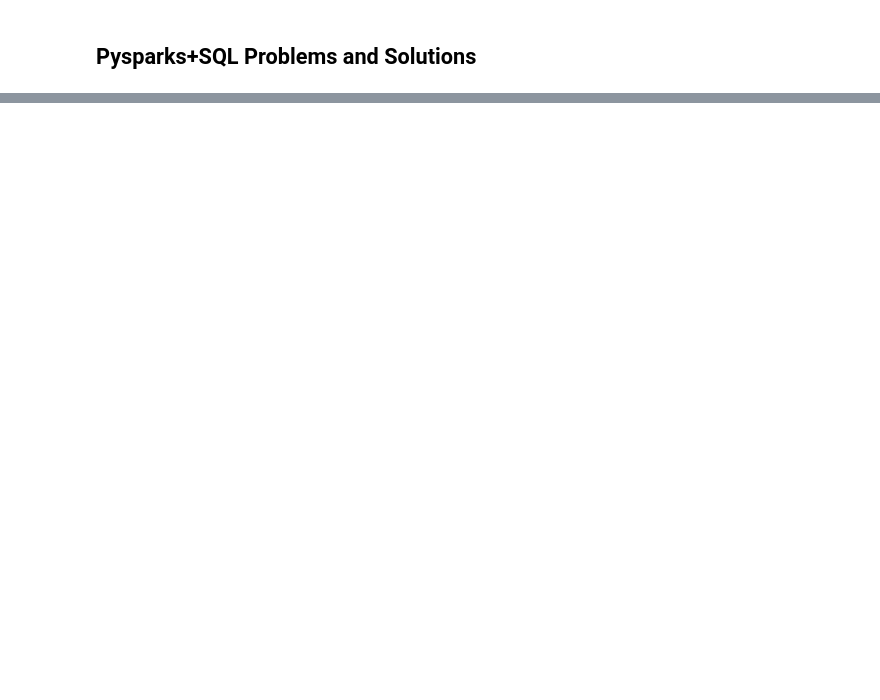
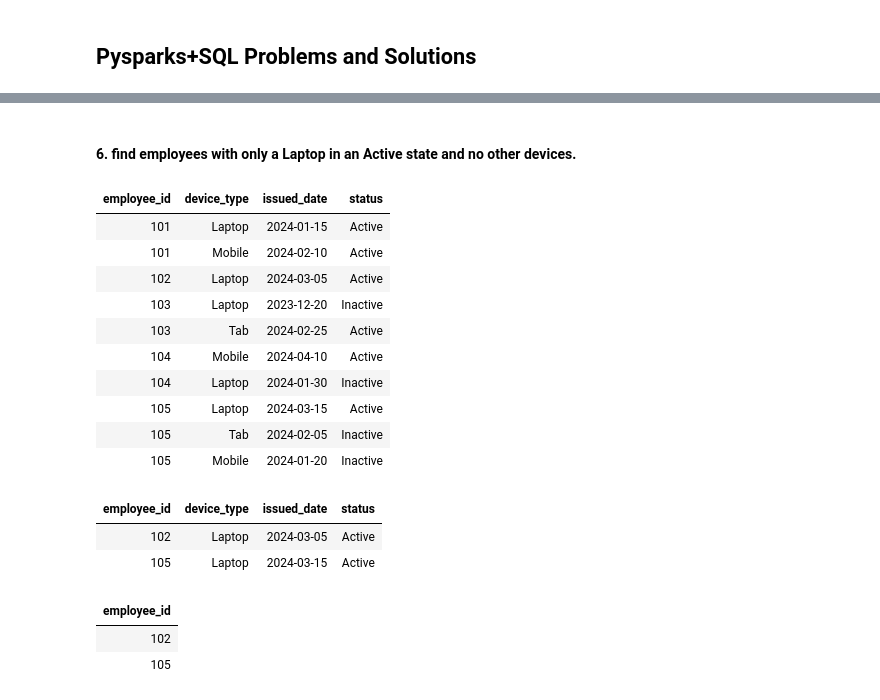
Before and after one commit to punitmore31/GCP_DE, a Jupyter notebook: Pyspark_SQL Notebook/Pyspark+SQL_problems.ipynb, the cells around one changed output, grey strips where cells are left out. Cells and saved outputs as stored; diff of their text form; code cells hidden in the pictures; blank space fills up the shorter version.

```diff
--- a/Pyspark_SQL Notebook/Pyspark+SQL_problems.ipynb
+++ b/Pyspark_SQL Notebook/Pyspark+SQL_problems.ipynb
@@ -72,0 +538,66 @@ File <command-4791179505415739>, line 17
+# %% [markdown]
+#### 6. find employees with only a Laptop in an Active state and no other devices.
+# %%
+data = [
+    (101, "Laptop", "2024-01-15", "Active"),
+    (101, "Mobile", "2024-02-10", "Active"),
+    (102, "Laptop", "2024-03-05", "Active"),
+    (103, "Laptop", "2023-12-20", "Inactive"),
+    (103, "Tab", "2024-02-25", "Active"),
+    (104, "Mobile", "2024-04-10", "Active"),
+    (104, "Laptop", "2024-01-30", "Inactive"),
+    (105, "Laptop", "2024-03-15", "Active"),
+    (105, "Tab", "2024-02-05", "Inactive"),
+    (105, "Mobile", "2024-01-20", "Inactive"),
+]
+columns = ["employee_id", "device_type", "issued_date", "status"]
+df = spark.createDataFrame(data, columns)
+
+df.write.mode("overwrite").saveAsTable('employee_devices')
+# %%
+display(df)
+# %% [output]
+| employee_id | device_type | issued_date | status |
+| 101 | Laptop | 2024-01-15 | Active |
+| 101 | Mobile | 2024-02-10 | Active |
+| 102 | Laptop | 2024-03-05 | Active |
+| 103 | Laptop | 2023-12-20 | Inactive |
+| 103 | Tab | 2024-02-25 | Active |
+| 104 | Mobile | 2024-04-10 | Active |
+| 104 | Laptop | 2024-01-30 | Inactive |
+| 105 | Laptop | 2024-03-15 | Active |
+| 105 | Tab | 2024-02-05 | Inactive |
+| 105 | Mobile | 2024-01-20 | Inactive |
+# %%
+from pyspark.sql.functions import *
+df_act_laptop = df.filter((col("device_type").isin("Laptop")) & (col("status").isin("Active")) )
+
+df_other_device = df.filter((~(col("device_type").isin("Laptop")) & (col("status").isin("Active")) ))
+
+df_only_act_laptop = df_act_laptop.join(df_other_device, on = "employee_id", how='left_anti')
+
+display(df_only_act_laptop)
+# %% [output]
+| employee_id | device_type | issued_date | status |
+| 102 | Laptop | 2024-03-05 | Active |
+| 105 | Laptop | 2024-03-15 | Active |
+# %%
+%sql
+SELECT employee_id
+FROM employee_devices
+WHERE device_type = 'Laptop' AND status = 'Active'
+EXCEPT
+SELECT employee_id
+FROM employee_devices
+WHERE device_type != 'Laptop' and status = 'Active';
+--or using not in
+
+-- select employee_id  where employee_id not in (
+--     select employee_id from employee_devices where
+--     WHERE device_type = 'Laptop' AND status = 'Active'
+--     and WHERE device_type != 'Laptop' and status = 'Active';
+-- )
+# %% [output]
+| employee_id |
+| 102 |
+| 105 |
```
Also changed, not shown: parts of 33 cells of this notebook, 3 other files.
